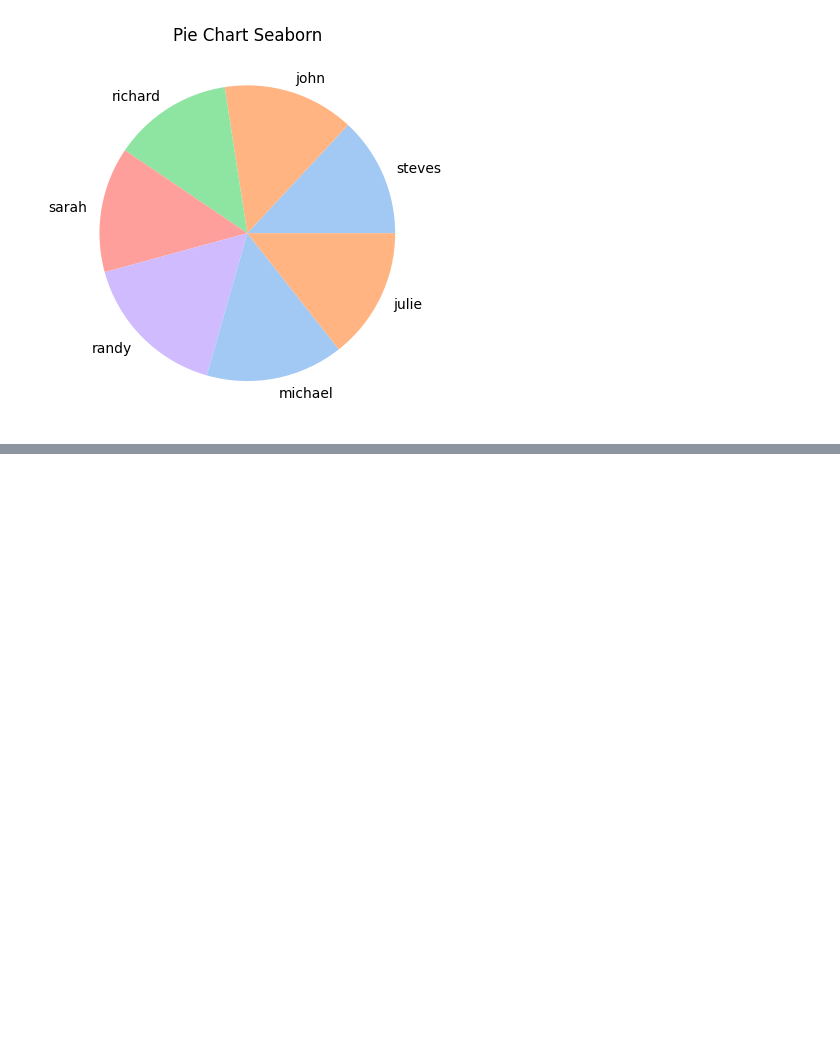
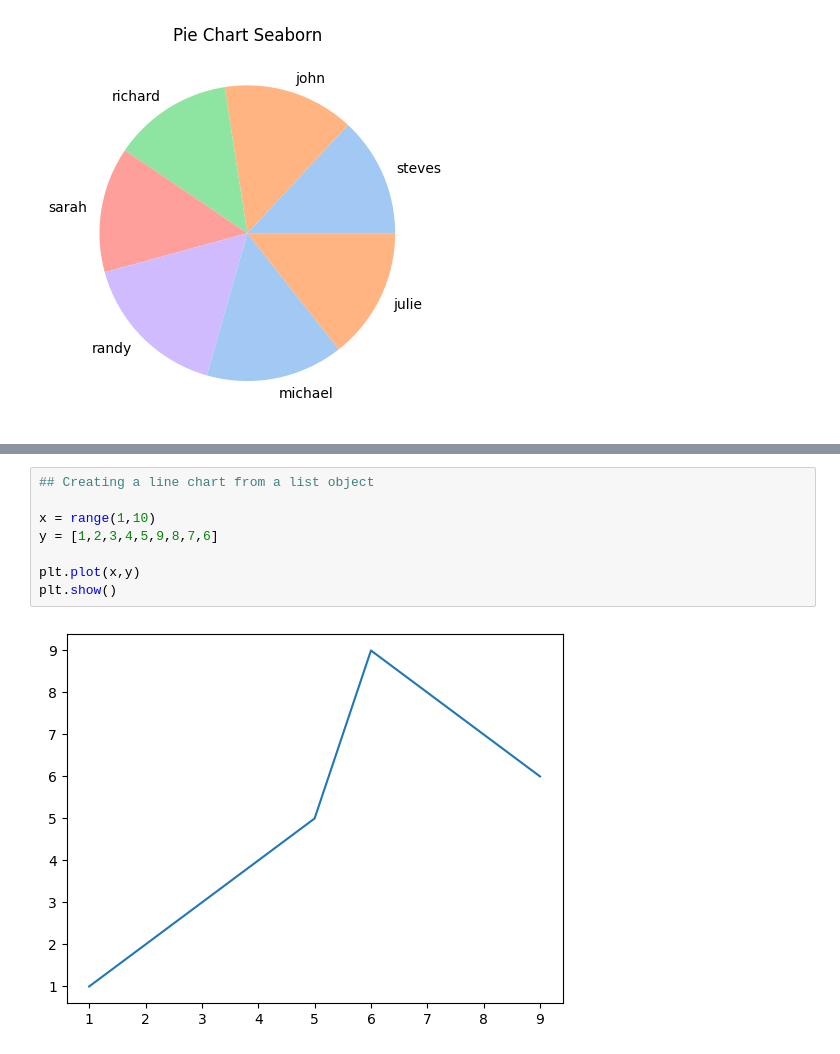
Before and after one commit to dadejecova/P4DS-ML, a Jupyter notebook: Practical_Data_Visualization.ipynb, the cells around one changed output, grey strips where cells are left out. Saved outputs shown, nothing was run; the diff lists cells and outputs as text; blank space fills up the shorter version.

```diff
--- a/Practical_Data_Visualization.ipynb
+++ b/Practical_Data_Visualization.ipynb
@@ -62,0 +72,10 @@ plt.show()
+# %%
+## Creating a line chart from a list object
+
+x = range(1,10)
+y = [1,2,3,4,5,9,8,7,6]
+
+plt.plot(x,y)
+plt.show()
+# %% [output]
+[figure, added]
```
Also changed, not shown: parts of 1 cell of this notebook.
